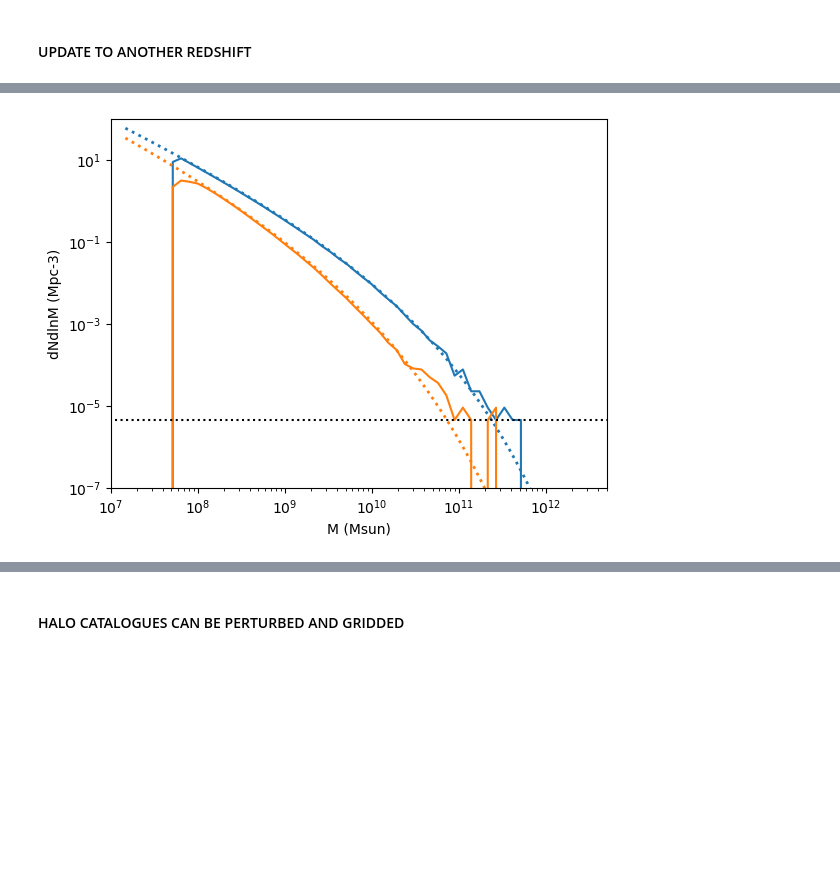
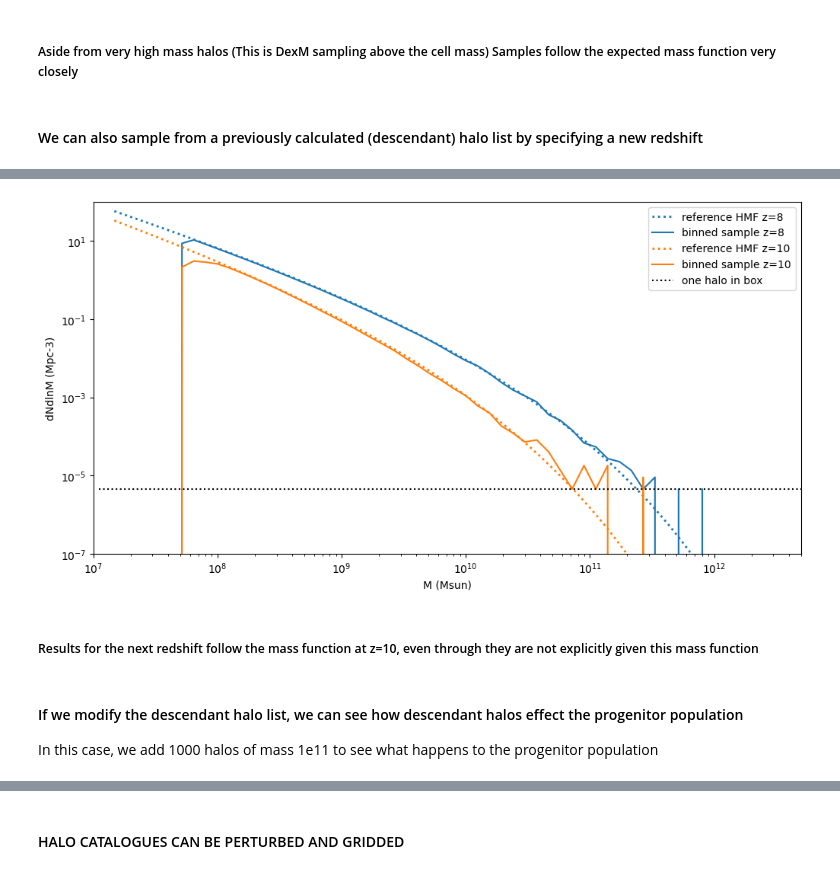
Before and after one commit to 21cmfast/21cmFAST, a Jupyter notebook: docs/tutorials/halosampler.ipynb, the cells around one changed output, grey strips where cells are left out. Cells and saved outputs as stored; diff of their text form; code cells hidden in the pictures; blank space fills up the shorter version.

```diff
--- a/docs/tutorials/halosampler.ipynb
+++ b/docs/tutorials/halosampler.ipynb
@@ -13,6 +19,7 @@ from matplotlib.lines import Line2D
 from matplotlib import pyplot as plt
 from matplotlib import cm
 from matplotlib.colors import Normalize,LogNorm
+plt.rcParams['figure.figsize'] = [12, 6]
 
 from hmf.mass_function import FittingFunction, PS
 from hmf.halos import MassDefinition
@@ -28,6 +35,8 @@ cosmo_params = p21c.CosmoParams()
 user_params = p21c.UserParams(HII_DIM=50,BOX_LEN=100,DIM=200,USE_INTERPOLATION_TABLES=True,N_THREADS=1,HMF=0)
 astro_params = p21c.AstroParams()
 flag_options = p21c.FlagOptions(USE_HALO_FIELD=True,HALO_STOCHASTICITY=True,USE_MASS_DEPENDENT_ZETA=True)
+
+p21c.global_params.HII_FILTER=0
 
 redshift = 8
 redshift_update = 10
@@ -111,5 +116,7 @@ findfont: Font family ['DejaVu Sans Display'] not found. Falling back to DejaVu
-# %% [markdown]
-#### UPDATE TO ANOTHER REDSHIFT
+# %% [markdown]
+##### Aside from very high mass halos (This is DexM sampling above the cell mass) Samples follow the expected mass function very closely
+# %% [markdown]
+#### We can also sample from a previously calculated (descendant) halo list by specifying a new redshift
 # %%
 halolist_next = p21c.determine_halo_list(redshift=redshift_update,
                                          init_boxes=init_box,
@@ -118,16 +125,17 @@ halolist_next = p21c.determine_halo_list(redshift=redshift_update,
 masses = halolist_next.halo_masses
 hist,_ = np.histogram(masses,edges)
 mf2 = hist / volume / dlnm
-plt.loglog(mf_pkg_ps.m/little_h,mf_pkg_ps.dndlnm*(little_h**3),color='C0',linewidth=2,linestyle=':')
-plt.loglog(centres,mf,color='C0')
+plt.loglog(mf_pkg_ps.m/little_h,mf_pkg_ps.dndlnm*(little_h**3),color='C0',linewidth=2,linestyle=':',label=f'reference HMF z={redshift}')
+plt.loglog(centres,mf,color='C0',label=f'binned sample z={redshift}')
 
-plt.loglog(mf_pkg_ps2.m/little_h,mf_pkg_ps2.dndlnm*(little_h**3),color='C1',linewidth=2,linestyle=':')
-plt.loglog(centres,mf2,color='C1')
-plt.loglog(centres,1/volume/dlnm,'k:')
+plt.loglog(mf_pkg_ps2.m/little_h,mf_pkg_ps2.dndlnm*(little_h**3),color='C1',linewidth=2,linestyle=':',label=f'reference HMF z={redshift_update}')
+plt.loglog(centres,mf2,color='C1',label=f'binned sample z={redshift_update}')
+plt.loglog(centres,1/volume/dlnm,'k:',label='one halo in box')
 
 plt.xlim([1e7,5e12])
 plt.ylim([1e-7,1e2])
 plt.ylabel('dNdlnM (Mpc-3)')
 plt.xlabel('M (Msun)')
+plt.legend()
 plt.show()
 # %% [output]
@@ -138 +142 @@ plt.show()
-[figure, old version]
+[figure, new version]
@@ -141,3 +143,8 @@ plt.show()
+# %% [markdown]
+##### Results for the next redshift follow the mass function at z=10, even through they are not explicitly given this mass function
+# %% [markdown]
+#### If we modify the descendant halo list, we can see how descendant halos effect the progenitor population
+In this case, we add 1000 halos of mass 1e11 to see what happens to the progenitor population
 # %%
 halolist_edit = deepcopy(halolist_init)
 #add a bunch of large halos to the first catalogue
```
Also changed, not shown: parts of 22 cells of this notebook, 9 other files.
